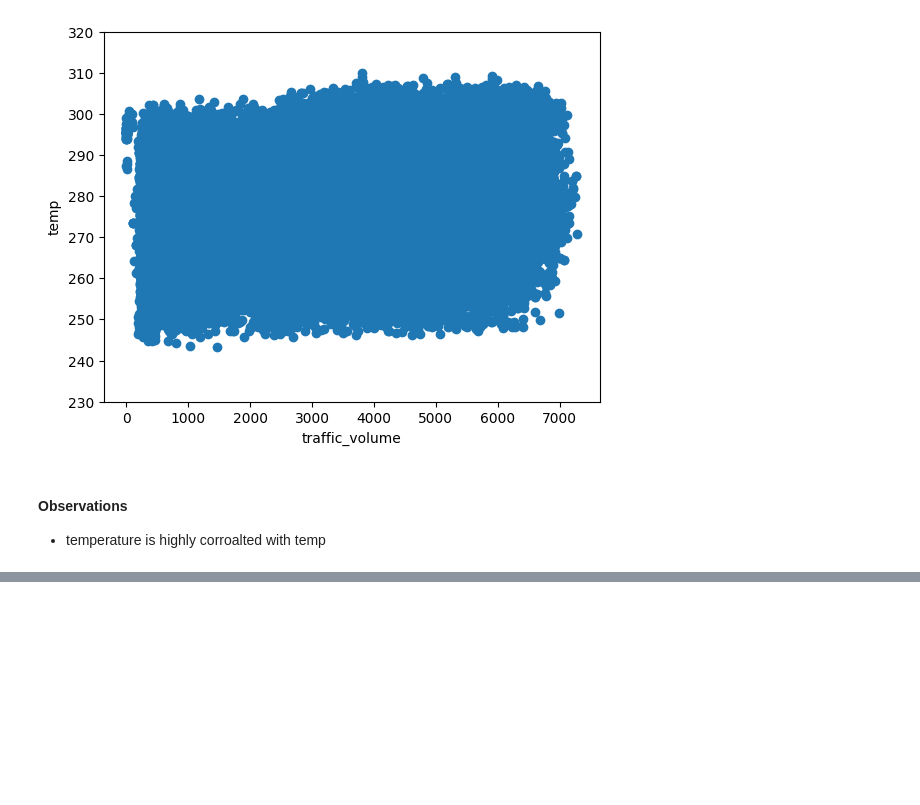
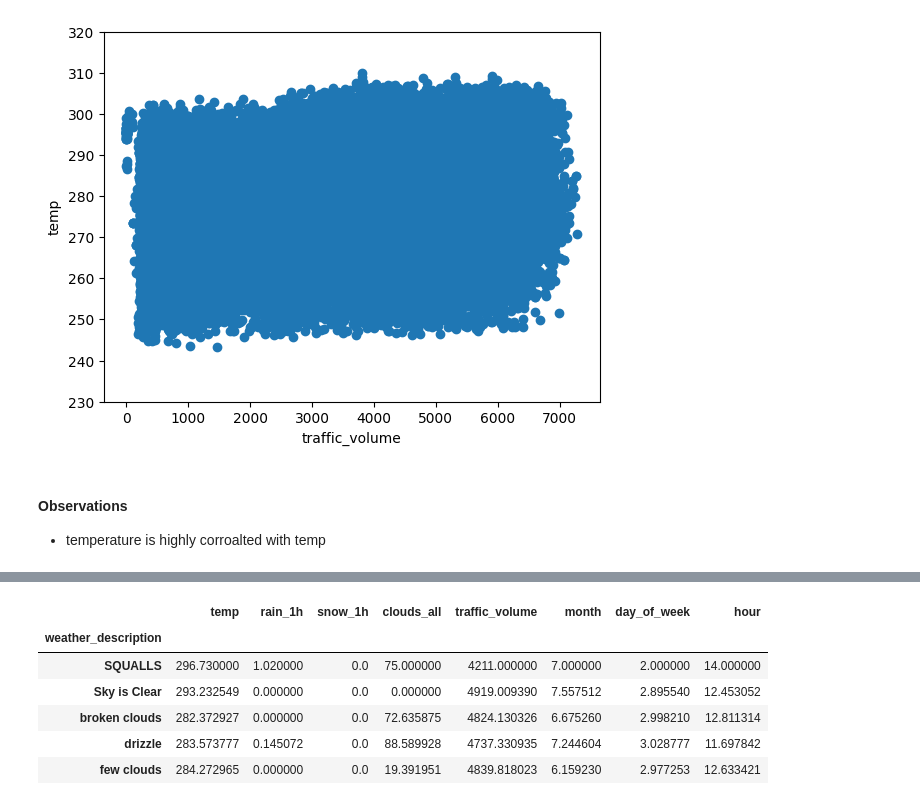
Before and after one commit to slp22/dataquest-projects, a Jupyter notebook: 2_2_dataquest-interstate-traffic-volume.ipynb, the cells around one changed output, grey strips where cells are left out. Cells and saved outputs as stored; diff of their text form; code cells hidden in the pictures; blank space fills up the shorter version.

```diff
--- a/2_2_dataquest-interstate-traffic-volume.ipynb
+++ b/2_2_dataquest-interstate-traffic-volume.ipynb
@@ -414,0 +432,10 @@ plt.show()
+# %%
+by_weather_description[:5]
+# %% [output]
+|  | temp | rain_1h | snow_1h | clouds_all | traffic_volume | month | day_of_week | hour |
+| weather_description |  |  |  |  |  |  |  |  |
+| SQUALLS | 296.730000 | 1.020000 | 0.0 | 75.000000 | 4211.000000 | 7.000000 | 2.000000 | 14.000000 |
+| Sky is Clear | 293.232549 | 0.000000 | 0.0 | 0.000000 | 4919.009390 | 7.557512 | 2.895540 | 12.453052 |
+| broken clouds | 282.372927 | 0.000000 | 0.0 | 72.635875 | 4824.130326 | 6.675260 | 2.998210 | 12.811314 |
+| drizzle | 283.573777 | 0.145072 | 0.0 | 88.589928 | 4737.330935 | 7.244604 | 3.028777 | 11.697842 |
+| few clouds | 284.272965 | 0.000000 | 0.0 | 19.391951 | 4839.818023 | 6.159230 | 2.977253 | 12.633421 |
```
Also changed, not shown: parts of 8 cells of this notebook.
